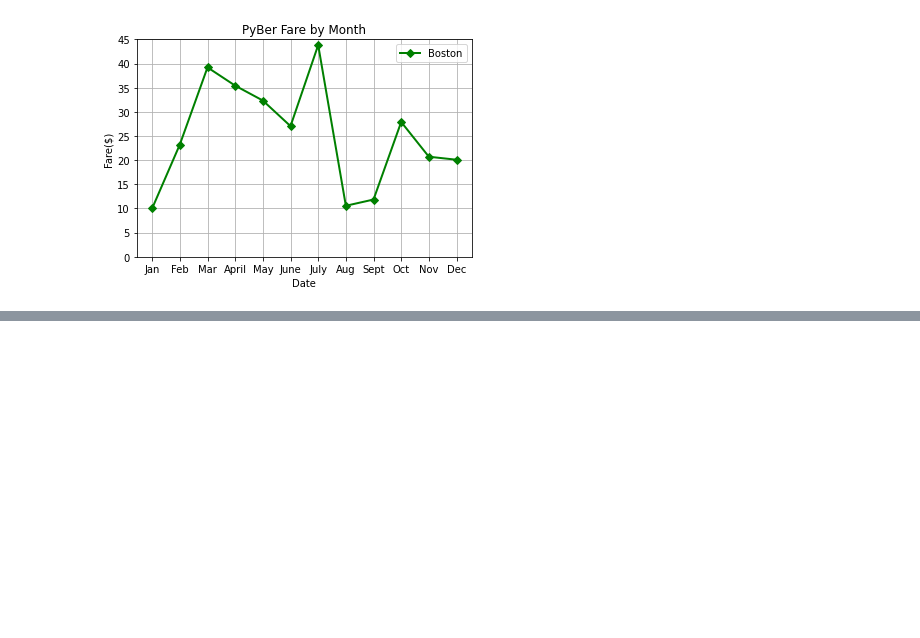
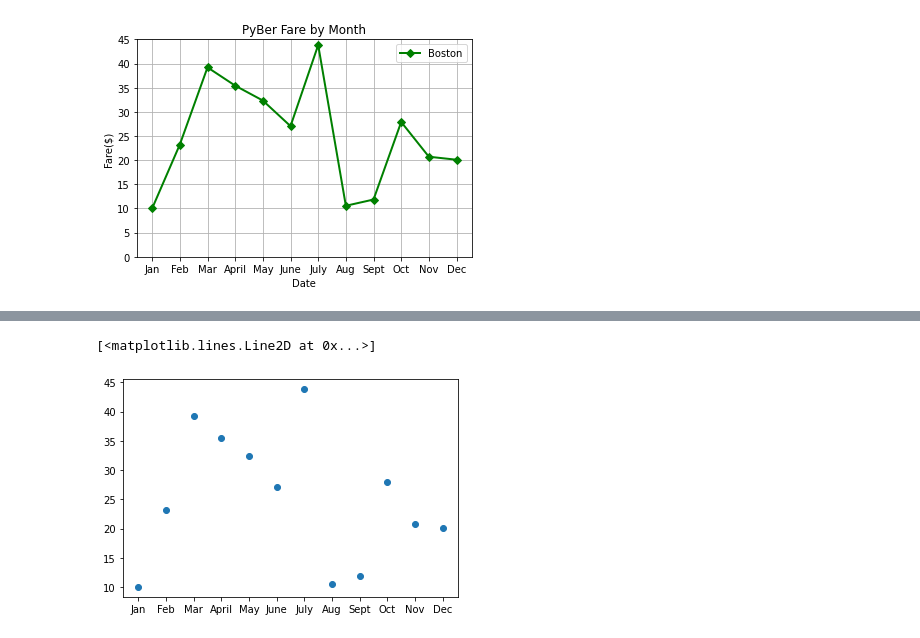
Before and after one commit to romashka79/PyBer_Analysis, a Jupyter notebook: matplotlib_practice.ipynb, the cells around one changed output, grey strips where cells are left out. Drawn from its saved outputs; the diff is of its cells as text; code cells hidden in the pictures; blank space fills up the shorter version.

```diff
--- a/matplotlib_practice.ipynb
+++ b/matplotlib_practice.ipynb
@@ -171,0 +169,5 @@ ax.barh(x_axis, y_axis)
+# %%
+plt.plot(x_axis, y_axis, 'o')
+# %% [output]
+[<matplotlib.lines.Line2D at 0x...>]
+[figure, added]
```
Also changed, not shown: parts of 33 cells of this notebook, 8 other files.
